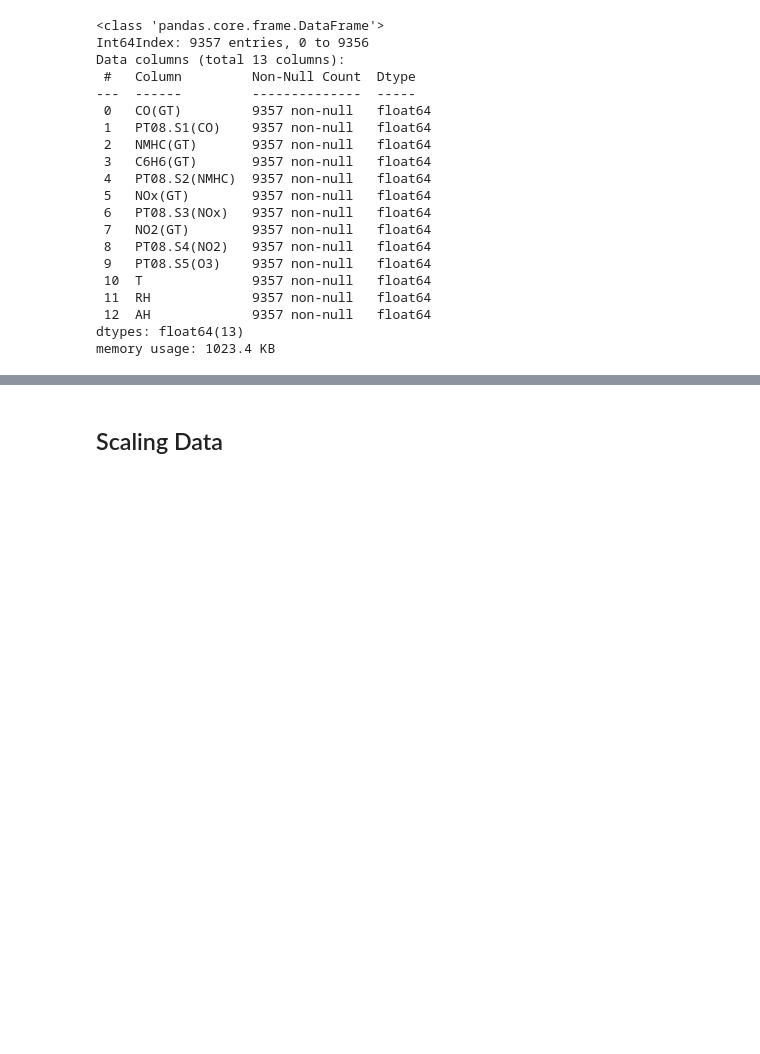
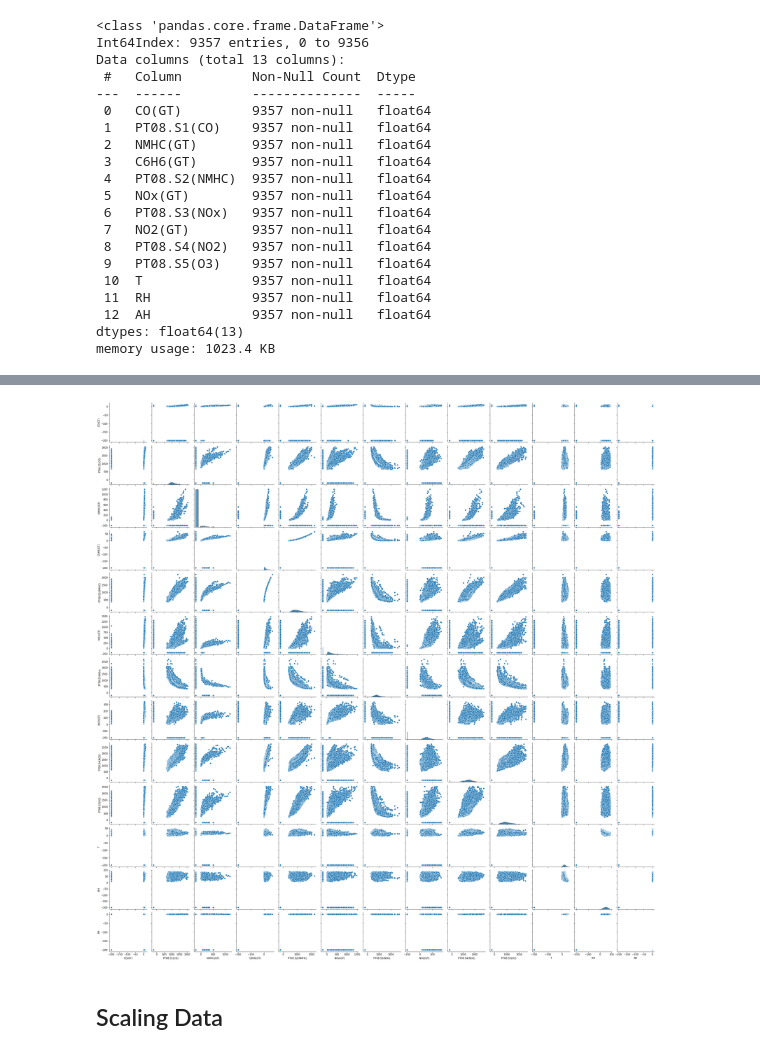
Before and after one commit to galanksumantri/ClusteringAirQuality, a Jupyter notebook: Clustering/main.ipynb, the cells around one changed output, grey strips where cells are left out. Drawn from its saved outputs; the diff is of its cells as text; code cells hidden in the pictures; blank space fills up the shorter version.

```diff
--- a/Clustering/main.ipynb
+++ b/Clustering/main.ipynb
@@ -207,6 +210,11 @@ df.head()
 | 2 | 2.2 | 1402.0 | 88.0 | 9.0 | 939.0 | 131.0 | 1140.0 | 114.0 | 1555.0 | ... |
 | 3 | 2.2 | 1376.0 | 80.0 | 9.2 | 948.0 | 172.0 | 1092.0 | 122.0 | 1584.0 | ... |
 | 4 | 1.6 | 1272.0 | 51.0 | 6.5 | 836.0 | 131.0 | 1205.0 | 116.0 | 1490.0 | ... |
+# %%
+sns.pairplot(df)
+plt.show()
+# %% [output]
+[figure, added]
 # %% [markdown]
 ## Scaling Data
 # %%
```
Also changed, not shown: parts of 18 cells of this notebook, 19 other files.
